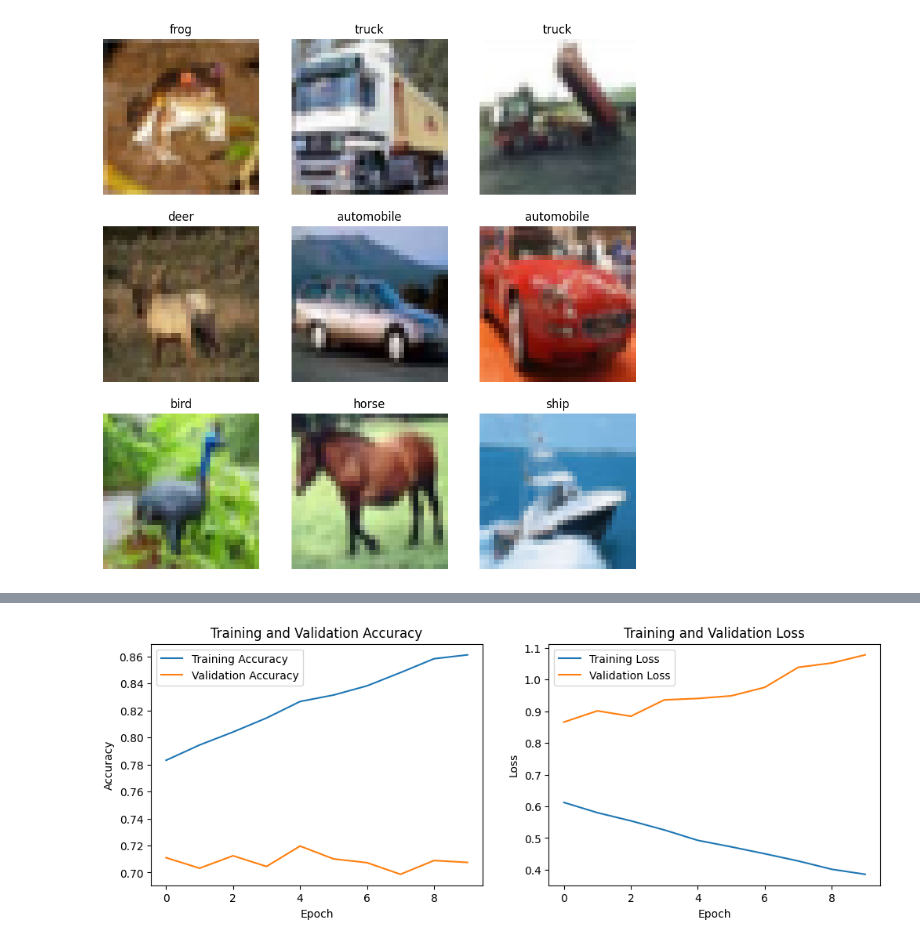
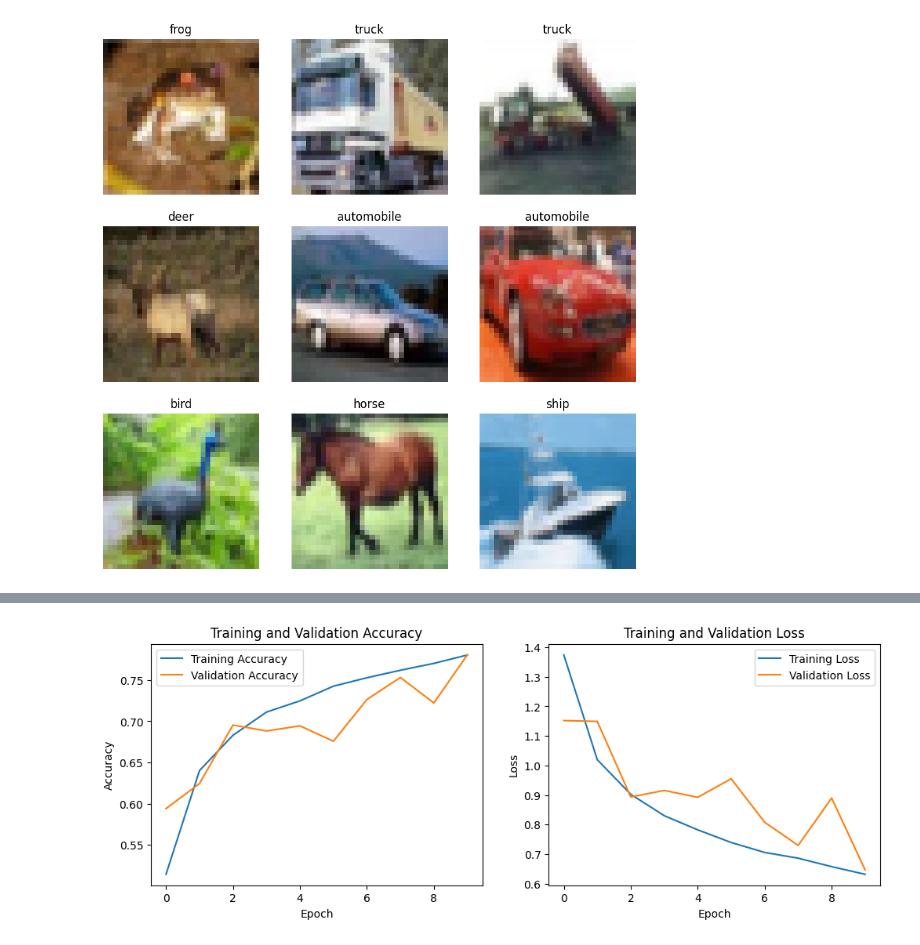
Before and after one commit to rich7420/CNN-Assignment-2025, a Jupyter notebook: ACS111147_CNN_Assignment.ipynb, the cells around one changed output, grey strips where cells are left out. Cells and saved outputs as stored; diff of their text form; code cells hidden in the pictures.

```diff
--- a/ACS111147_CNN_Assignment.ipynb
+++ b/ACS111147_CNN_Assignment.ipynb
@@ -113,0 +95,21 @@ Test accuracy: 0.7075
+# %%
+# --- CHANGE 5: (Task 3) 加入資料增強並更新訓練方式 ---
+# 1. 設定 ImageDataGenerator
+batch_size = 32
+data_generator = ImageDataGenerator(
+    width_shift_range=0.1,
+    height_shift_range=0.1,
+    horizontal_flip=True
+)
+
+# 2. 建立訓練資料產生器
+train_generator = data_generator.flow(train_images, y_cat_train, batch_size)
+steps_per_epoch = train_images.shape[0] // batch_size
+
+# 3. 使用產生器來訓練模型，並增加 epochs
+history = model.fit(
+    train_generator,
+    epochs=10, # 在 10 個 Epochs 內完成訓練！
+    validation_data=(test_images, y_cat_test)
+)
+# --- CHANGE 5 END ---
@@ -114,21 +167,20 @@ Test accuracy: 0.7075
 # %%
-# --- CHANGE 6: (Task 4) 更新繪圖邏輯 ---
-# 使用指南中建議的圖表樣式，更清晰
-plt.figure(figsize=(12, 6))
-
+plt.figure(figsize=(12, 4))
 plt.subplot(1, 2, 1)
-plt.plot(history.history['accuracy'], label='train acc')
-plt.plot(history.history['val_accuracy'], label='val acc')
-plt.title('Accuracy')
+plt.plot(history.history['accuracy'], label='Training Accuracy')
+plt.plot(history.history['val_accuracy'], label='Validation Accuracy')
+plt.title('Training and Validation Accuracy')
+plt.xlabel('Epoch')
+plt.ylabel('Accuracy')
 plt.legend()
 
 plt.subplot(1, 2, 2)
-plt.plot(history.history['loss'], label='train loss')
-plt.plot(history.history['val_loss'], label='val loss')
-plt.title('Loss')
+plt.plot(history.history['loss'], label='Training Loss')
+plt.plot(history.history['val_loss'], label='Validation Loss')
+plt.title('Training and Validation Loss')
+plt.xlabel('Epoch')
+plt.ylabel('Loss')
 plt.legend()
-
 plt.show()
-# --- CHANGE 6 END ---
 # %% [output]
-[figure, old version]
+[figure, new version]
```
Also changed, not shown: parts of 9 cells of this notebook.
